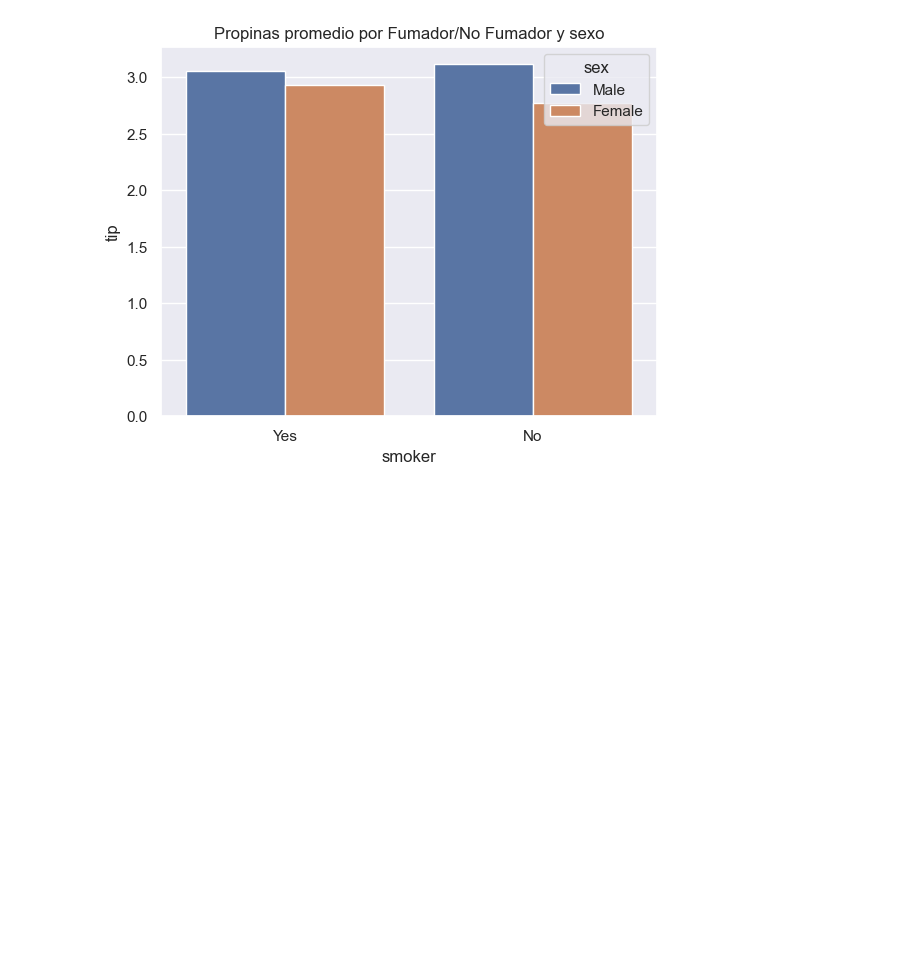
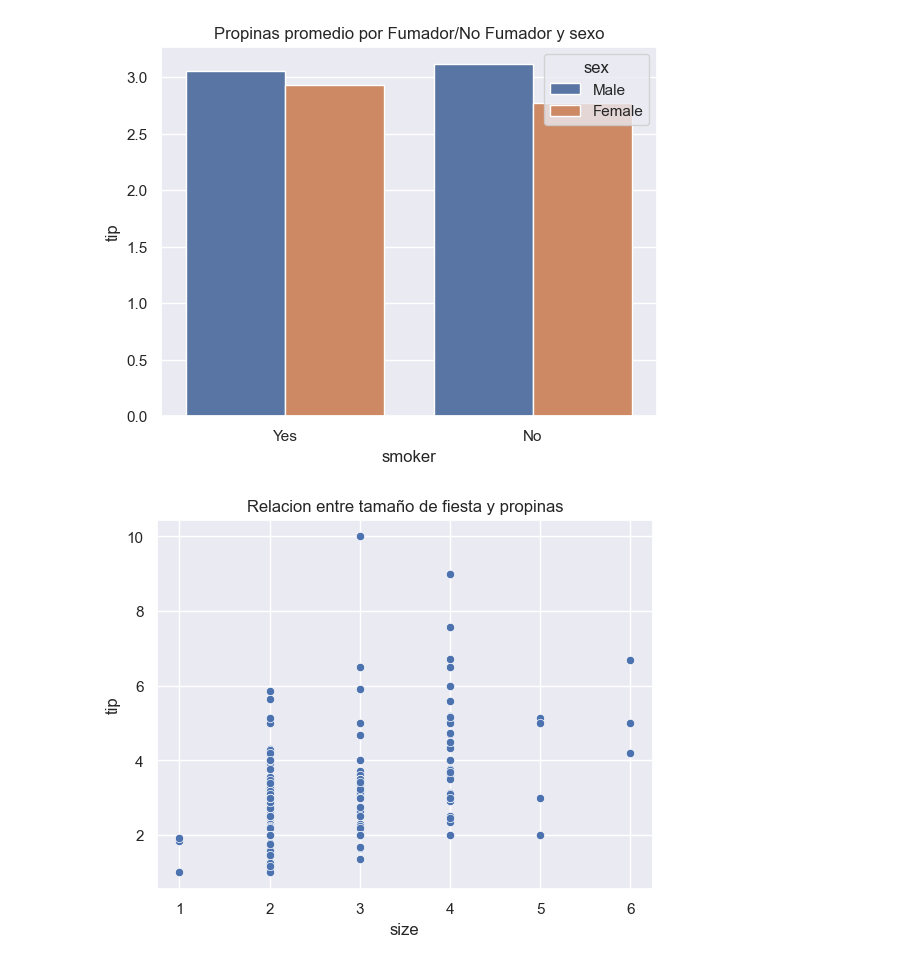
Before and after one commit to Gozv/Data_Analyst_Pandas-, a Jupyter notebook: Seaborn.ipynb, the cells around one changed output. Saved outputs shown, nothing was run; the diff lists cells and outputs as text; code cells hidden in the pictures; blank space fills up the shorter version.

```diff
--- a/Seaborn.ipynb
+++ b/Seaborn.ipynb
@@ -271,3 +271,10 @@ plt.title("Propinas promedio por Fumador/No Fumador y sexo")
 plt.show()
 # %% [output]
 [figure]
+# %%
+# Grafico de dispersion entre size y tip
+sns.scatterplot(data=df, x="size", y="tip")
+plt.title("Relacion entre tamaño de fiesta y propinas")
+plt.show()
+# %% [output]
+[figure, added]
```
Also changed, not shown: parts of 6 cells of this notebook, 1 other file.
